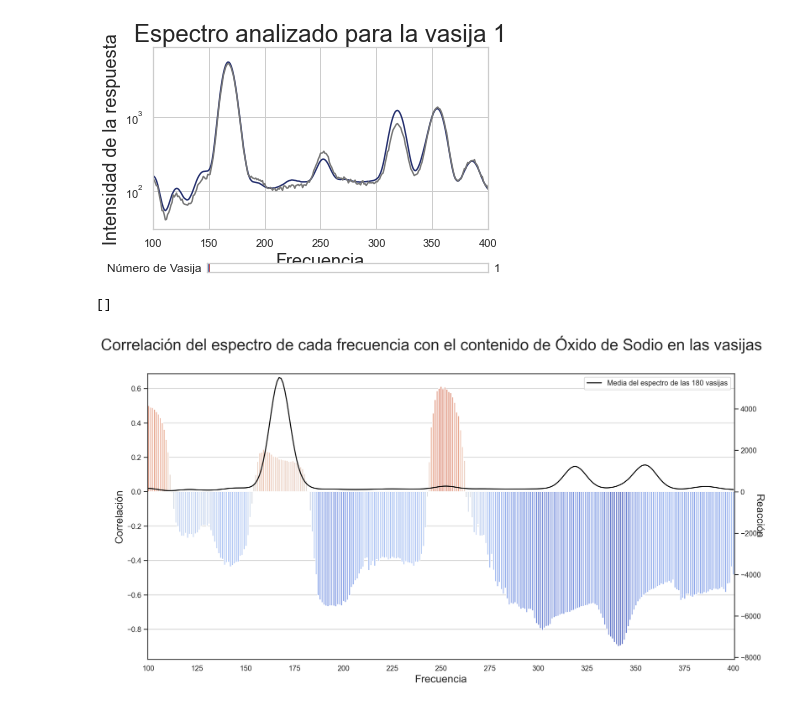
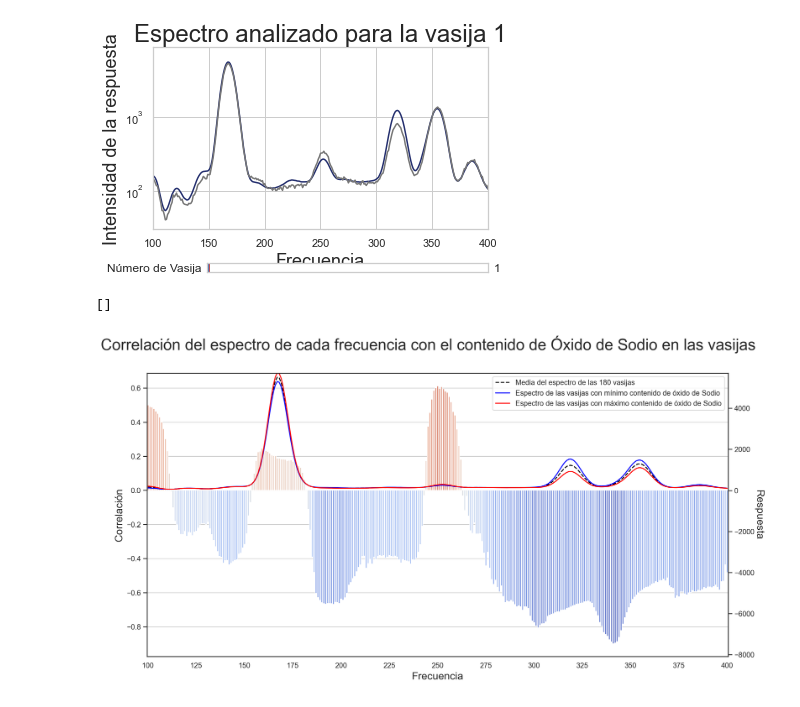
Before and after one commit to Lukas-De-Angelis-Riva/Aprendizaje-estadistico, a Jupyter notebook: trabajo_practico3/src/Visualizacion.ipynb, the cells around one changed output. Drawn from its saved outputs; the diff is of its cells as text; code cells hidden in the pictures.

```diff
--- a/trabajo_practico3/src/Visualizacion.ipynb
+++ b/trabajo_practico3/src/Visualizacion.ipynb
@@ -132,34 +132,47 @@ coloresplot = [colores[int(128 + y*128)] for y in pd.Series(corrs)]
 
 
 fig, ax = plt.subplots(nrows=1, ncols=1, dpi=200, figsize=(16, 8))
 sns.set_theme(style="ticks", palette="flare")
 
 
 ax.set_xlim(100, 400)
 
 sns.barplot(x=list(range(100, 401)),
             y=pd.Series(corrs),
             palette=coloresplot,
             ax=ax)
 
 ax2 = ax.twinx()
 ax2.set_ylim(-1.416*(max(df.mean())+200), max(df.mean()) + 200)
 
+maxidx = (-dfY['Y']).argsort()[:int(len(dfY['Y'])/2)]
+minidx = (-dfY['Y']).argsort()[int(len(dfY['Y'])/2):]
+
 sns.lineplot(x=list(range(0, 301)),
              y=df.mean(),
              ax=ax2,
              color='#000000',
-             label="Media del espectro de las 180 vasijas")
+             label="Media del espectro de las 180 vasijas").lines[0].set_linestyle("--")
+sns.lineplot(x=list(range(0, 301)),
+             y=np.mean(df.loc[minidx]),
+             ax=ax2,
+             color='blue',
+             label="Espectro de las vasijas con mínimo contenido de óxido de Sodio")
+sns.lineplot(x=list(range(0, 301)),
+             y=np.mean(df.loc[maxidx]),
+             ax=ax2,
+             color='red',
+             label="Espectro de las vasijas con máximo contenido de óxido de Sodio")
 
 ax.set_xticklabels([t if not i%25 else "" for i,t in enumerate(ax.get_xticklabels())])
 
 
 plt.suptitle('Correlación del espectro de cada frecuencia con el contenido de Óxido de Sodio en las vasijas', fontsize=24)
 ax.set_xlabel("Frecuencia", fontsize=16)
 ax.set_ylabel("Correlación", fontsize=16)
-ax2.set_ylabel("Reacción", fontsize=16, rotation=-90)
-ax2.legend()
+ax2.set_ylabel("Respuesta", fontsize=16, rotation=-90, labelpad=14)
+
 plt.plot()
 # %% [output]
 []
-[figure, old version]
+[figure, new version]
```
Also changed, not shown: parts of 5 cells of this notebook, 7 other files.
